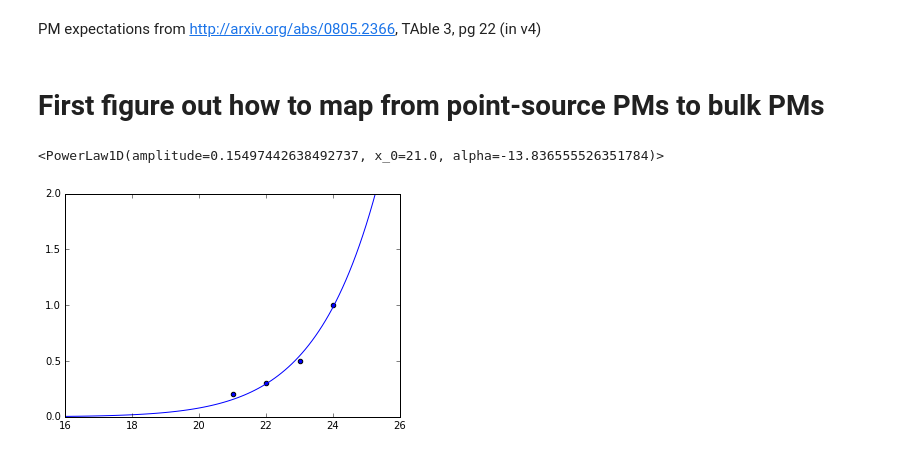
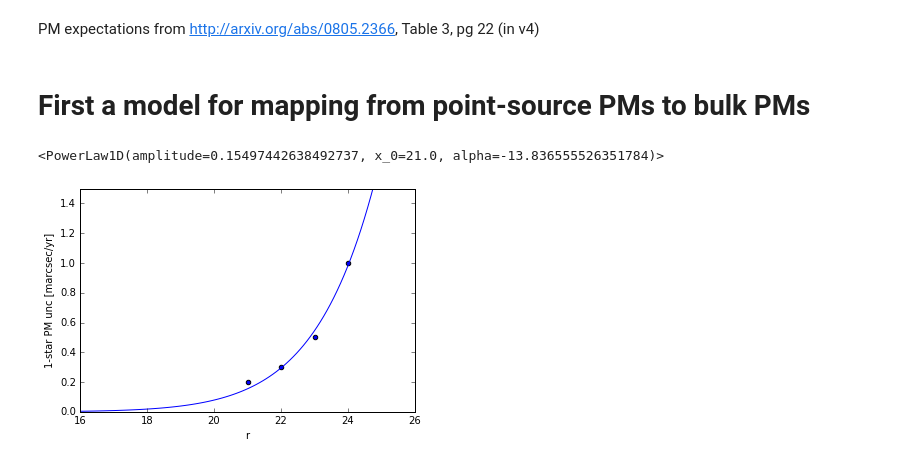
Before and after one commit to eteq/lsst_experiments, a Jupyter notebook: Proper Motion estimates.ipynb, the cells around one changed output. Cells and saved outputs as stored; diff of their text form; code cells hidden in the pictures.

```diff
--- a/Proper Motion estimates.ipynb
+++ b/Proper Motion estimates.ipynb
@@ -17,7 +16,10 @@ from mpl_toolkits.mplot3d import Axes3D
 # %% [markdown]
-PM expectations from http://arxiv.org/abs/0805.2366, TAble 3, pg 22 (in v4)
+PM expectations from http://arxiv.org/abs/0805.2366, Table 3, pg 22 (in v4)
 # %%
 lsst_expected = Table()
+
+t_survey = 10*u.yr # this is the baseline for the numbers in the LSST dcoument
+
 
 lsst_expected['r'] = [21, 22 ,23, 24]*u.mag
 lsst_expected['r'].description = 'magnitude of target'
@@ -25,10 +27,12 @@ lsst_expected['r'].description = 'magnitude of target'
 lsst_expected['sig_xy'] = [11, 15, 31, 74]*u.mas
 lsst_expected['sig_xy'].description = 'Typical astrometric accuracy (rms per coordinate per visit)'
 
-lsst_expected['sig_pi'] = [0.6, 0.8, 1.3, 2.9]*u.mas
+_parr_t_scale = (t_survey/(10*u.yr)).decompose()**(-1/2)
+lsst_expected['sig_pi'] = [0.6, 0.8, 1.3, 2.9]*u.mas*_parr_t_scale
 lsst_expected['sig_pi'].description = 'Parallax accuracy for 10 year long survey'
 
-lsst_expected['sig_mu'] = [0.2, 0.3, 0.5, 1.]*u.mas/u.yr
+_pm_t_scale = (t_survey/(10*u.yr)).decompose()**(-3/2)
+lsst_expected['sig_mu'] = [0.2, 0.3, 0.5, 1.]*u.mas/u.yr*_pm_t_scale
 lsst_expected['sig_mu'].description = 'Proper motion accuracy for 10 year long survey'
 
 lsst_expected['sig_1'] = [0.01, 0.02, 0.04, 0.1]*u.mag
@@ -37,20 +41,22 @@ lsst_expected['sig_1'].description = 'Photometric error for single visit'
 lsst_expected['sig_C'] = [0.005, 0.005, 0.006, 0.009]*u.mag
 lsst_expected['sig_C'].description = 'Photometric error for coadded observations'
 # %% [markdown]
-# First figure out how to map from point-source PMs to bulk PMs
+# First a model for mapping from point-source PMs to bulk PMs
 # %%
 pl = modeling.models.PowerLaw1D(x_0=21, amplitude=.2, alpha=-15)
 pl.x_0.fixed = True
 pl = modeling.fitting.LevMarLSQFitter()(pl, lsst_expected['r'], lsst_expected['sig_mu'])
 
 
 xs = np.linspace(16,26,100)
 plt.scatter(lsst_expected['r'], lsst_expected['sig_mu'])
 plt.plot(xs, pl(xs))
 plt.xlim(xs[0], xs[-1])
-plt.ylim(0,2)
+plt.ylim(0,np.max(lsst_expected['sig_mu'])*1.5)
+plt.xlabel('r')
+plt.ylabel('1-star PM unc [marcsec/yr]')
 pl
 # %% [output]
 <PowerLaw1D(amplitude=0.15497442638492737, x_0=21.0, alpha=-13.836555526351784)>
-[figure, old version]
+[figure, new version]
 # %%
```
Also changed, not shown: parts of 13 cells of this notebook.
